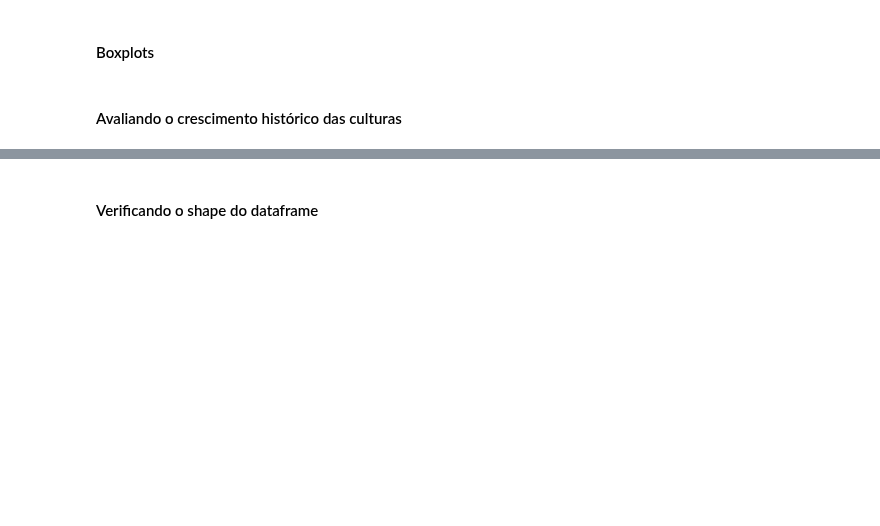
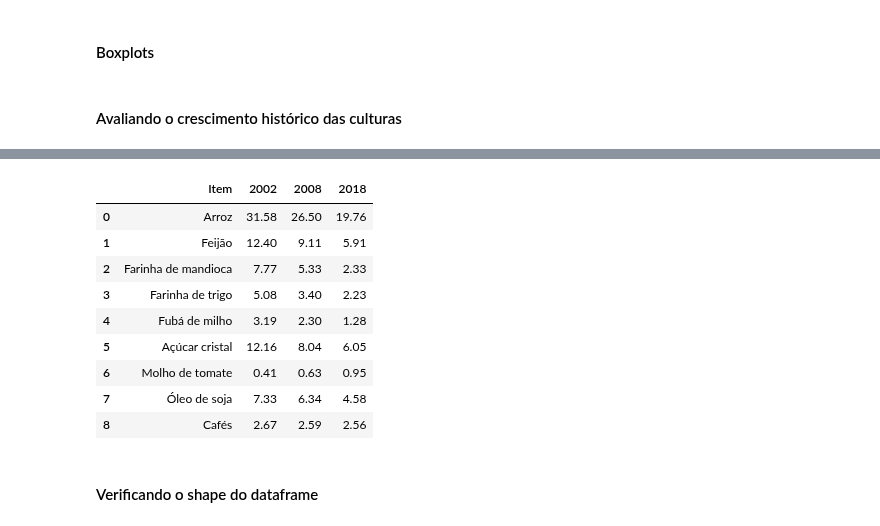
Before and after one commit to O-PY-THA-ON/dcc---fellowship-ci-ncia-de-dados, a Jupyter notebook: eda_dcc.ipynb, the cells around one changed output, grey strips where cells are left out. Saved outputs shown, nothing was run; the diff lists cells and outputs as text; code cells hidden in the pictures; blank space fills up the shorter version.

```diff
--- a/eda_dcc.ipynb
+++ b/eda_dcc.ipynb
@@ -128,3 +154,18 @@ consumo = pd.read_excel('C:\dcc-fellowship-ciencia-de-dados\pof_rendimento_regia
+# %%
+consumo_medio_ano = pd.read_excel("C:\dcc-fellowship-ciencia-de-dados\pof_media_consumo_kg_ano1.xlsx")
+# %%
+consumo_medio_ano
+# %% [output]
+|  | Item | 2002 | 2008 | 2018 |
+| 0 | Arroz | 31.58 | 26.50 | 19.76 |
+| 1 | Feijão | 12.40 | 9.11 | 5.91 |
+| 2 | Farinha de mandioca | 7.77 | 5.33 | 2.33 |
+| 3 | Farinha de trigo | 5.08 | 3.40 | 2.23 |
+| 4 | Fubá de milho | 3.19 | 2.30 | 1.28 |
+| 5 | Açúcar cristal | 12.16 | 8.04 | 6.05 |
+| 6 | Molho de tomate | 0.41 | 0.63 | 0.95 |
+| 7 | Óleo de soja | 7.33 | 6.34 | 4.58 |
+| 8 | Cafés | 2.67 | 2.59 | 2.56 |
 # %% [markdown]
    #### Verificando o shape do dataframe
 # %%
```
Also changed, not shown: parts of 23 cells of this notebook, 9 other files.
